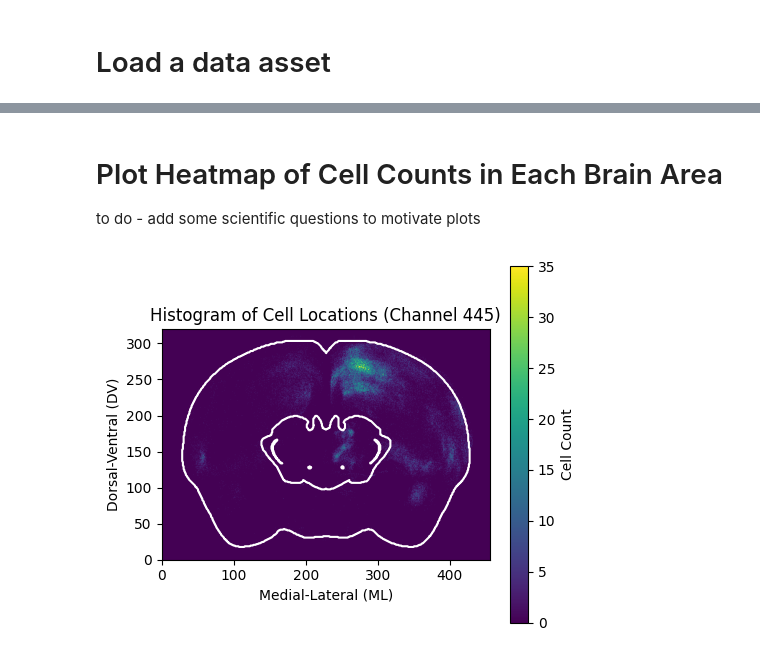
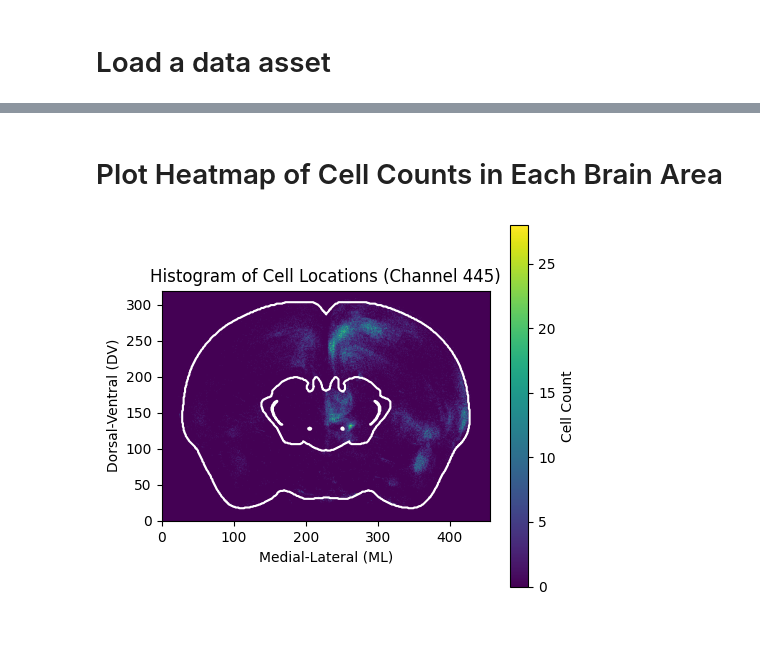
Before and after one commit to leesuyee/mesoscale-connectivity-tutorial, a Jupyter notebook: mesoscale_connectivity_coding_activity.ipynb, the cells around one changed output, grey strips where cells are left out. Cells and saved outputs as stored; diff of their text form; code cells hidden in the pictures.

Commit message:
Choosing good example dataset

```diff
--- a/mesoscale_connectivity_coding_activity.ipynb
+++ b/mesoscale_connectivity_coding_activity.ipynb
@@ -151,6 +154,7 @@ class load_data:
     getcellcounts(ch: list[str])
         Imports the cell_counts_by_region.csv as a DataFrame
 
+
     """
 
     def __init__(
@@ -184,7 +188,8 @@ class load_data:
           if len(stitched) == 1:
               self.rootDir = stitched[0]
           elif len(stitched) > 1:
-              raise ValueError(f"Multiple stitched datasets found: {stitched}")
+              print(f"Multiple stitched datasets found: {stitched}. Getting most recently stitched dataset.")
+              self.rootDir = sorted(stitched)[-1]
           else:
               self.rootDir = matches[0]
       else:
@@ -315,3 +320,11 @@ class load_data:
         return cell_counts_df
 # %% [markdown]
 # Load a data asset
+# %%
+# Load metadata CSV
+
+# to do - multiple entries for subject_ids where injection coordinates are and are not identified
+csv_path = "metadata/metadata_filtered.csv"
+metadata_df = pd.read_csv(csv_path)
+metadata_df.channel = metadata_df.channel.astype(str)
+metadata_df.head()
@@ -318,4 +344,6 @@ class load_data:
 # %%
-mouse_ID = "689238" # Select a mouse ID
+mouse_ID = 684812 # Select a mouse ID
 data = load_data(mouse_ID) # Load data
-channels = data.channels # Get imaging channels (to do - maybe always extract all the channels)
+channels = data.channels # Get imaging channels
+
+# update load data so that it always loads all channels, and maybe add the injection parent to these tables?
@@ -379,0 +354,6 @@ The cell coordinates are used to identify the brain area that each cell is in. T
+# %%
+ccf_df = data.getCellsCCFdf(channels) # Get cell coordinate data
+
+# Add inj_parent column to ccf_df, use the channel column to reference metadata_df that matches the mouse_ID and subject_id and pull the inj_parent where channel value matches
+ccf_df['inj_parent'] = ccf_df["channel"].map(metadata_df[metadata_df.subject_id == mouse_ID][0:2].set_index("channel")["inj_parent"] )
+ccf_df
@@ -416,10 +394,10 @@ metadata_df.head()
 # %% [markdown]
 # Plot Heatmap of Cell Counts in Each Brain Area
-
-to do - add some scientific questions to motivate plots
 # %%
+# this takes a bit of time to run - is there a faster way we can plot something similar?
+
 # Plot heatmap of cell counts in the brain
-ch = '445' # select a channel
+ch = channels[0] # select a channel
 plane = 250 # anterior-posterior slice to plot
 window = 100 # slice window bounds
 roiList = ["root", "TH"] # brain structures to plot
@@ -439,34 +417,34 @@ ybins = np.arange(0, atlas.get_structure_mask("root").shape[1], 1)
 hist, xedges, yedges = np.histogram2d(
     planeLocs[planeLocs['channel'] == ch]["ML"],
     planeLocs[planeLocs['channel'] == ch]["DV"],
     bins=(xbins, ybins))
 
 # overlay the heatmap
 extent = [xedges[0], xedges[-1], yedges[0], yedges[-1]]
 heatmap = ax.imshow(
     hist.T,  # transpose because imshow expects (rows, cols)
     extent=extent,
     origin="upper",
     cmap="viridis",
     alpha=1)
 
 # generate contour outlines for brain structures
 for roi in roiList:
     roi_mask = atlas.get_structure_mask(roi) # creates a binary array the size of the brain, mask out brain structures of interest
     ax.contour(roi_mask[plane, :, :],
         levels=[0.5],
         colors="white",
         linewidths=1.5,
         origin="upper") # plotting features for structure outline
 
 # add colorbar and labels
 cbar = plt.colorbar(heatmap, ax=ax)
 cbar.set_label("Cell Count")
-ax.set_title(f"Histogram of Cell Locations (Channel {ch})")
-ax.set_xlabel("Medial-Lateral (ML)")
-ax.set_ylabel("Dorsal-Ventral (DV)")
+plt.title(f"Histogram of Cell Locations (Channel {ch})")
+plt.xlabel("Medial-Lateral (ML)")
+plt.ylabel("Dorsal-Ventral (DV)")
 
 plt.tight_layout()
 plt.show()
 # %% [output]
-[figure, old version]
+[figure, new version]
```
Also changed, not shown: parts of 23 cells of this notebook.
